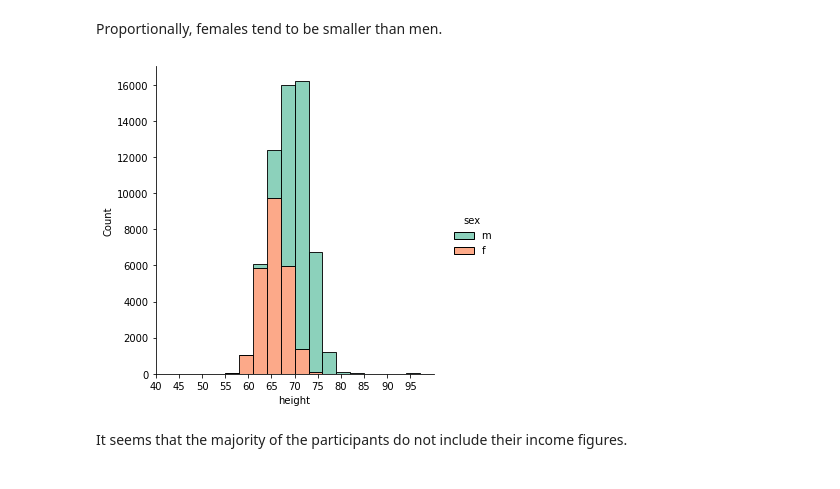
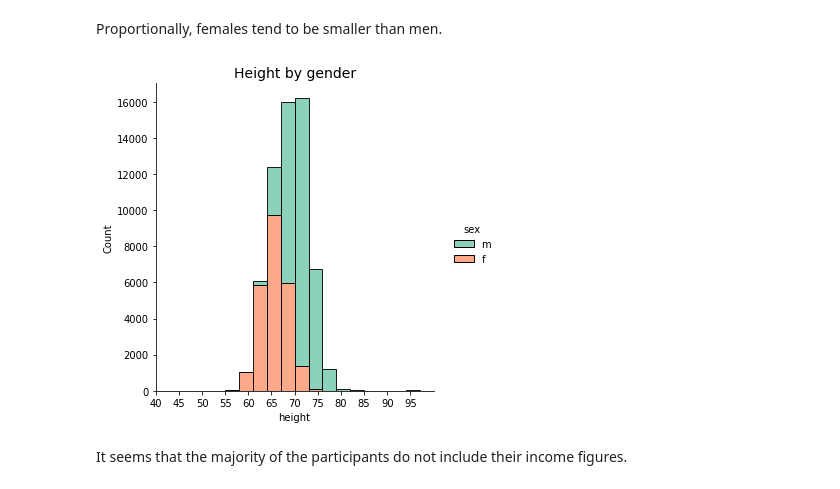
Before and after one commit to vfamim/Data-Science, a Jupyter notebook: OKCupid-Date-A-Scientist/date-a-scientist.ipynb, the cells around one changed output. Cells and saved outputs as stored; diff of their text form; code cells hidden in the pictures.

Commit message:
Update OkCupid
Adding some chartz and savefig

```diff
--- a/OKCupid-Date-A-Scientist/date-a-scientist.ipynb
+++ b/OKCupid-Date-A-Scientist/date-a-scientist.ipynb
@@ -180,11 +185,13 @@ Proportionally, females tend to be smaller than men.
 # %%
 # height histogram
 
 g = sns.displot(data=profiles, x='height', hue='sex', binwidth = 3, multiple = 'stack', palette='Set2')
 g.set(xlim = (40, 100), xticks = list(range(40, 100, 5)))
+plt.title('Height by gender', fontsize=14)
 plt.show()
+g.savefig('height_hist.png')
 # %% [output]
-[figure, old version]
+[figure, new version]
 # %% [markdown]
 It seems that the majority of the participants do not include their income figures.
 # %%
```
Also changed, not shown: parts of 13 cells of this notebook.
